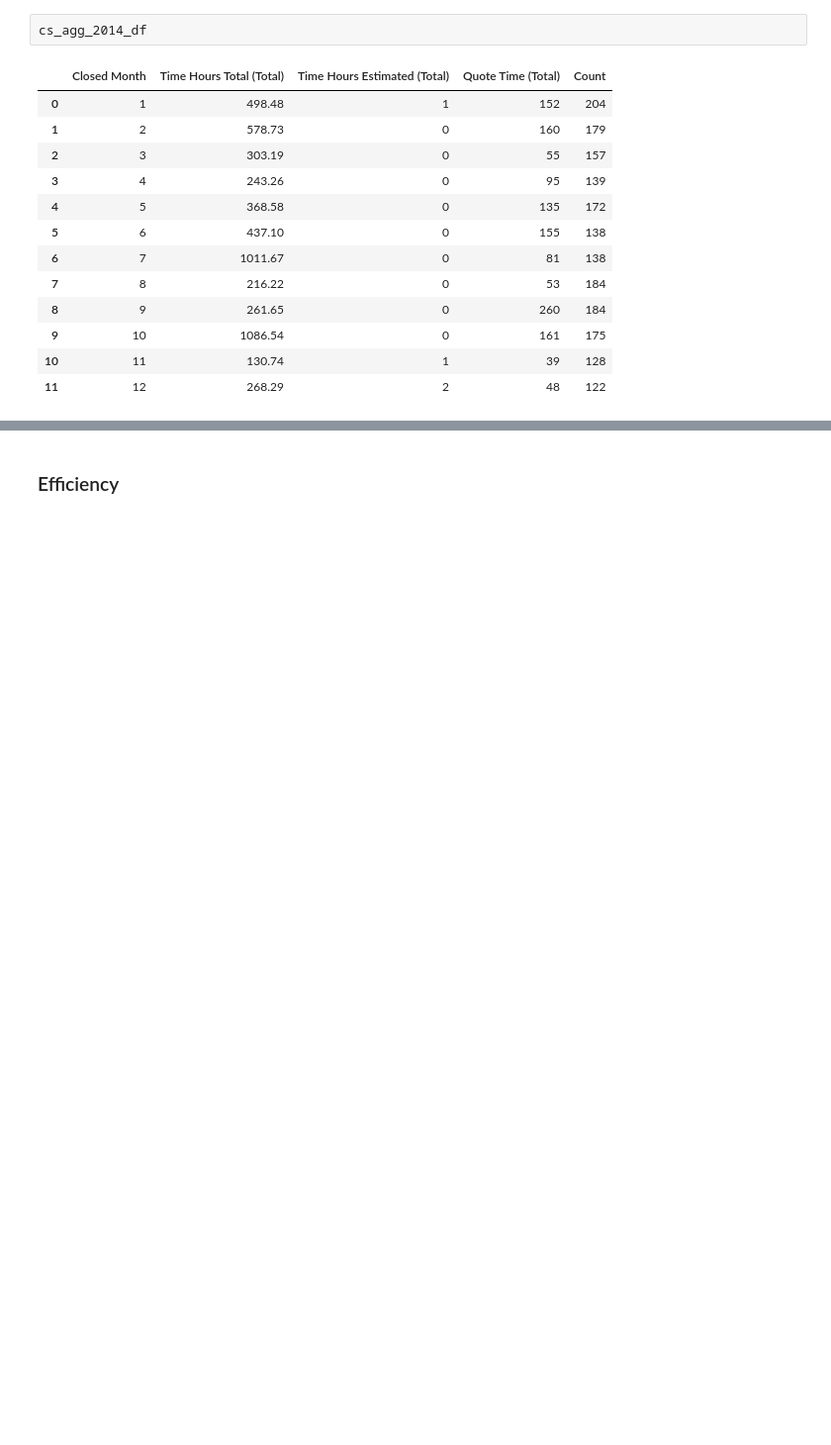
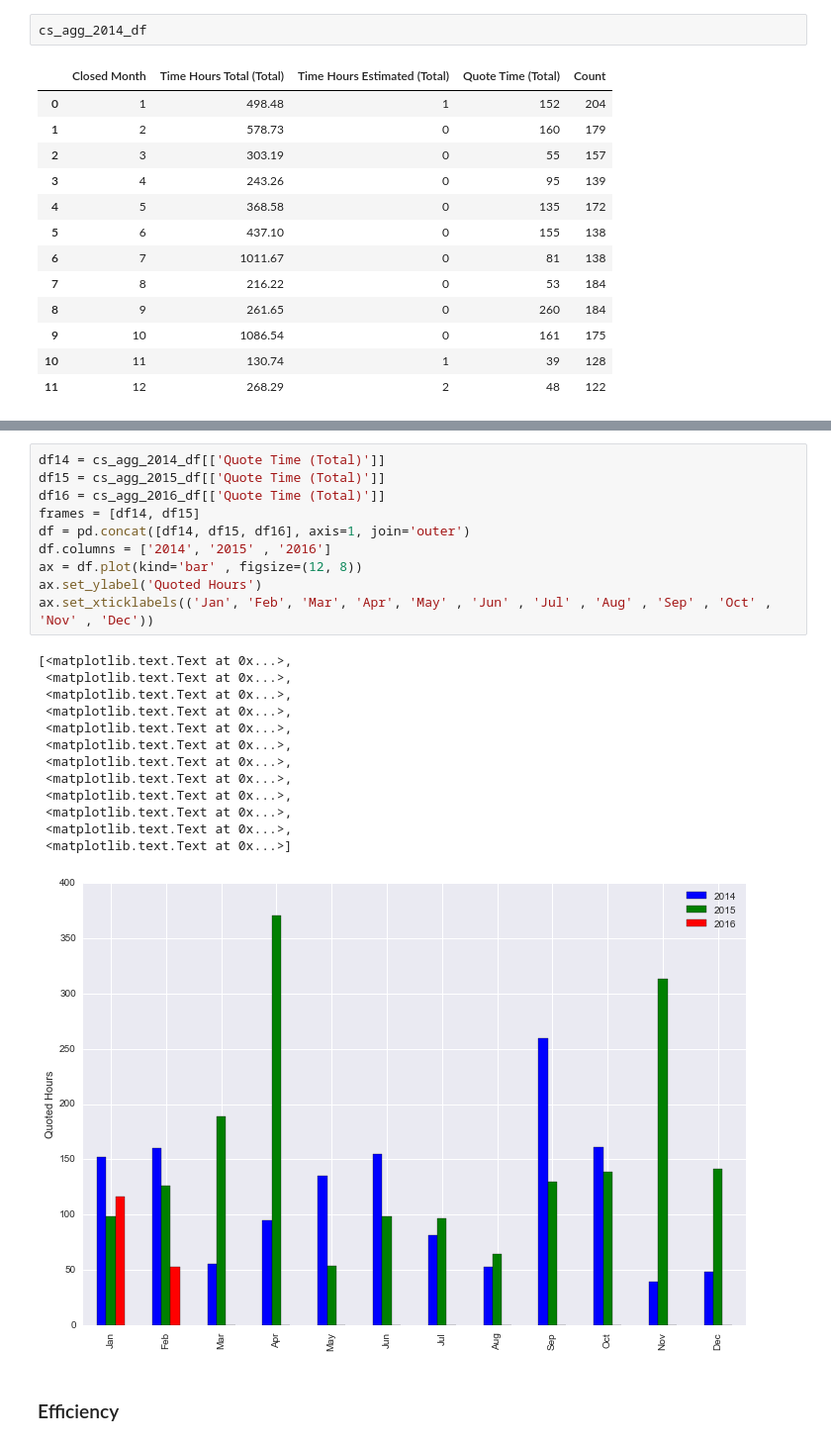
Before and after one commit to mikebywater/notebooks, a Jupyter notebook: Board Meeting 2016-02-25/Callsheet Analysis .ipynb, the cells around one changed output, grey strips where cells are left out. Shown at 99% size. Cells and saved outputs as stored; diff of their text form; blank space fills up the shorter version.

```diff
--- a/Board Meeting 2016-02-25/Callsheet Analysis .ipynb
+++ b/Board Meeting 2016-02-25/Callsheet Analysis .ipynb
@@ -56,3 +109,27 @@ cs_agg_2014_df
+# %%
+df14 = cs_agg_2014_df[['Quote Time (Total)']]
+df15 = cs_agg_2015_df[['Quote Time (Total)']]
+df16 = cs_agg_2016_df[['Quote Time (Total)']]
+frames = [df14, df15]
+df = pd.concat([df14, df15, df16], axis=1, join='outer')
+df.columns = ['2014', '2015' , '2016']
+ax = df.plot(kind='bar' , figsize=(12, 8))
+ax.set_ylabel('Quoted Hours')
+ax.set_xticklabels(('Jan', 'Feb', 'Mar', 'Apr', 'May' , 'Jun' , 'Jul' , 'Aug' , 'Sep' , 'Oct' , 'Nov' , 'Dec'))
+# %% [output]
+[<matplotlib.text.Text at 0x...>,
+ <matplotlib.text.Text at 0x...>,
+ <matplotlib.text.Text at 0x...>,
+ <matplotlib.text.Text at 0x...>,
+ <matplotlib.text.Text at 0x...>,
+ <matplotlib.text.Text at 0x...>,
+ <matplotlib.text.Text at 0x...>,
+ <matplotlib.text.Text at 0x...>,
+ <matplotlib.text.Text at 0x...>,
+ <matplotlib.text.Text at 0x...>,
+ <matplotlib.text.Text at 0x...>,
+ <matplotlib.text.Text at 0x...>]
+[figure, added]
 # %% [markdown]
 ### Efficiency
 # %%
```
Also changed, not shown: parts of 6 cells of this notebook.
